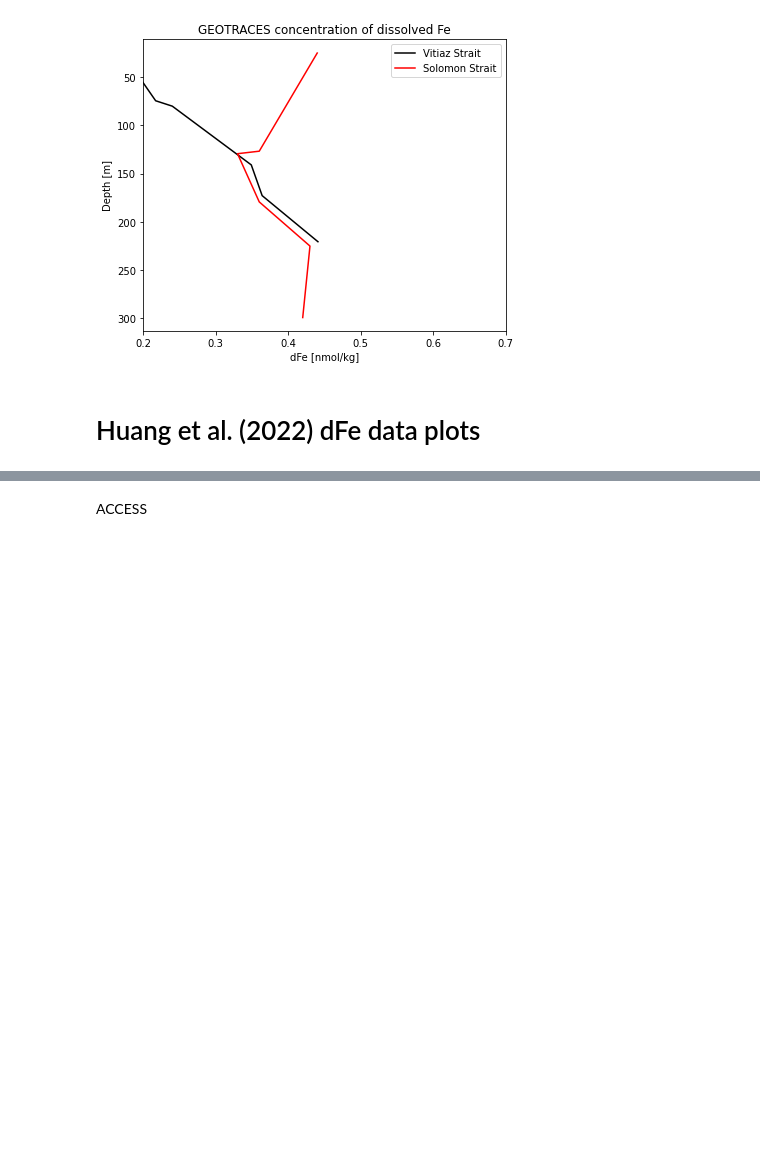
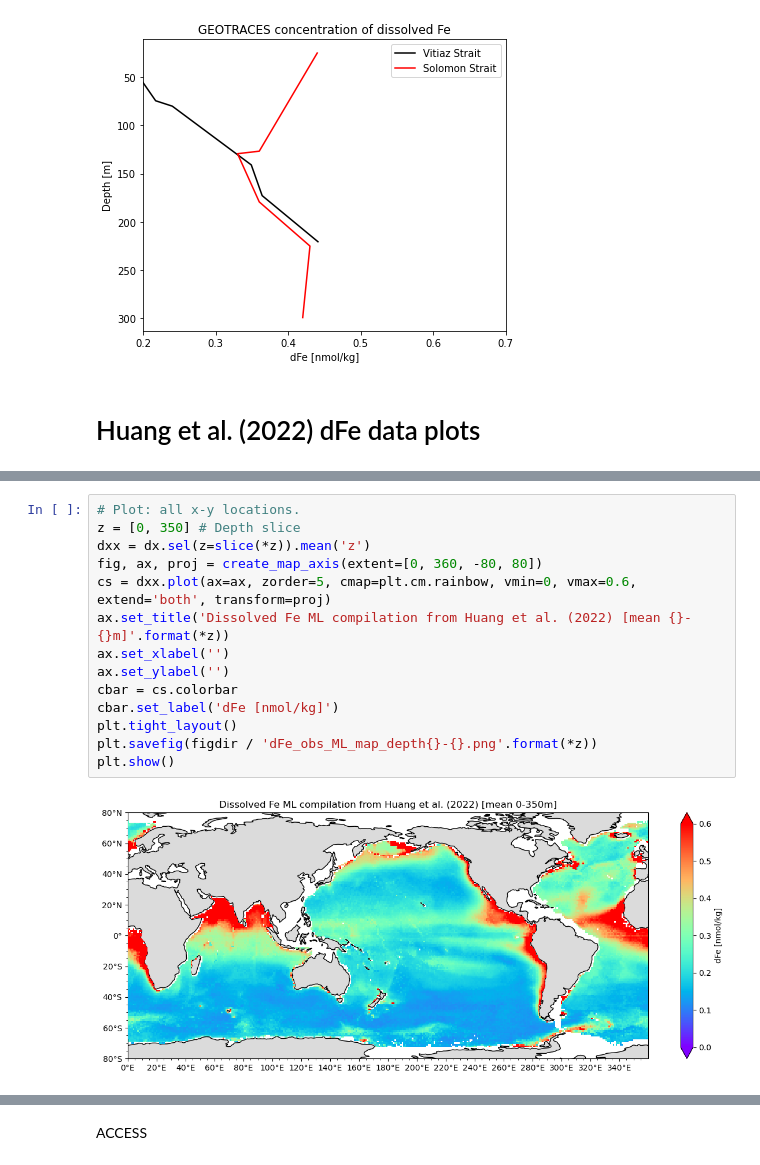
Before and after one commit to hrsdawson/ACCESS-WOMBAT_01deg_BGC_validation, a Jupyter notebook: notebooks/dFe_obs_data.ipynb, the cells around one changed output, grey strips where cells are left out. Saved outputs shown, nothing was run; the diff lists cells and outputs as text; blank space fills up the shorter version.

```diff
--- a/notebooks/dFe_obs_data.ipynb
+++ b/notebooks/dFe_obs_data.ipynb
@@ -269,0 +228,16 @@ plt.show()
+# %%
+# Plot: all x-y locations.
+z = [0, 350] # Depth slice
+dxx = dx.sel(z=slice(*z)).mean('z')
+fig, ax, proj = create_map_axis(extent=[0, 360, -80, 80])
+cs = dxx.plot(ax=ax, zorder=5, cmap=plt.cm.rainbow, vmin=0, vmax=0.6, extend='both', transform=proj)
+ax.set_title('Dissolved Fe ML compilation from Huang et al. (2022) [mean {}-{}m]'.format(*z))
+ax.set_xlabel('')
+ax.set_ylabel('')
+cbar = cs.colorbar
+cbar.set_label('dFe [nmol/kg]')
+plt.tight_layout()
+plt.savefig(figdir / 'dFe_obs_ML_map_depth{}-{}.png'.format(*z))
+plt.show()
+# %% [output]
+[figure, added]
```
Also changed, not shown: parts of 3 cells of this notebook.
